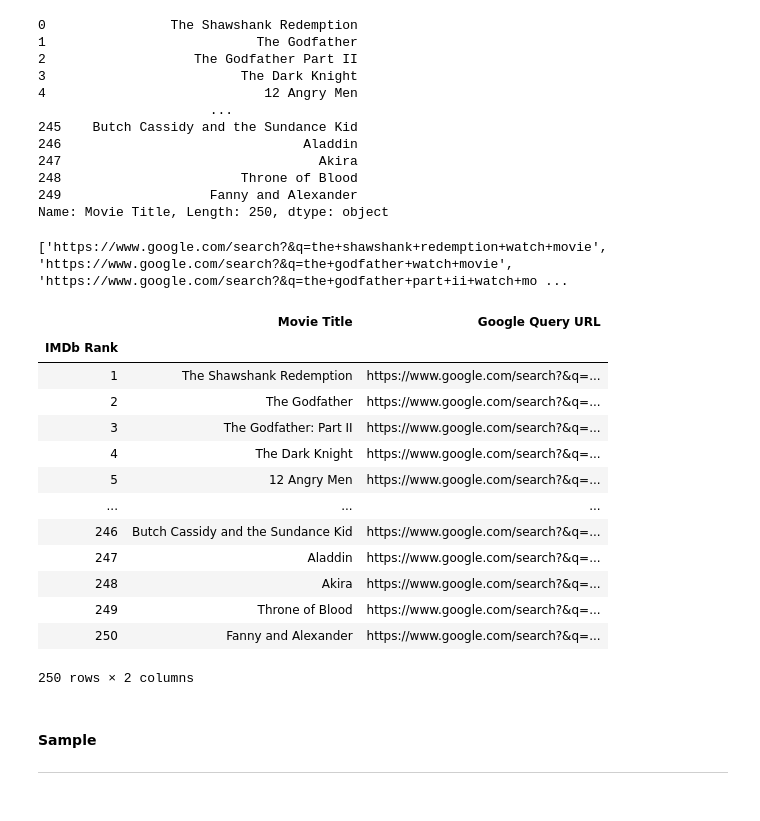
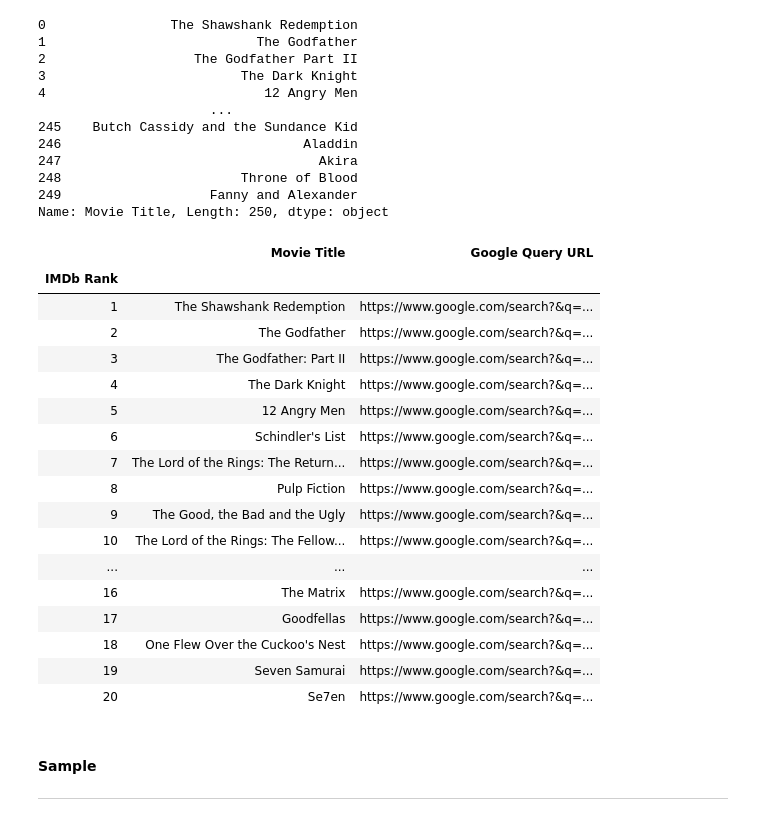
Before and after one commit to Latha-G/ETL-Project, a Jupyter notebook: Google scraping.ipynb, the cells around one changed output. Drawn from its saved outputs; the diff is of its cells as text; code cells hidden in the pictures.

```diff
--- a/Google scraping.ipynb
+++ b/Google scraping.ipynb
@@ -142,35 +142,35 @@ movie_list = movies.str.lower().str.replace(' ', '+', n = -1, case=None, regex=T
 query_url=[]
 
 for movie in movie_list:
-
     query_url.append(f'{base_url}{movie}+watch+movie')
-    print(query_url)
-# %% [output]
-['https://www.google.com/search?&q=the+shawshank+redemption+watch+movie', 'https://www.google.com/search?&q=the+godfather+watch+movie', 'https://www.google.com/search?&q=the+godfather+part+ii+watch+mo ...
 # %%
 google_query_url_df = pd.DataFrame({'IMDb Rank': Imdb_df['IMDb Rank'],
                                     'Movie Title': Imdb_df['Movie Title'],
                                     'Google Query URL' : query_url
                                    })
 
 google_query_url_df = google_query_url_df.set_index(['IMDb Rank'])
 
-google_query_url_df
+google_query_url_df.head(20)
 # %% [output]
 |  | Movie Title | Google Query URL |
 | IMDb Rank |  |  |
 | 1 | The Shawshank Redemption | https://www.google.com/search?&q=... |
 | 2 | The Godfather | https://www.google.com/search?&q=... |
 | 3 | The Godfather: Part II | https://www.google.com/search?&q=... |
 | 4 | The Dark Knight | https://www.google.com/search?&q=... |
 | 5 | 12 Angry Men | https://www.google.com/search?&q=... |
+| 6 | Schindler's List | https://www.google.com/search?&q=... |
+| 7 | The Lord of the Rings: The Return... | https://www.google.com/search?&q=... |
+| 8 | Pulp Fiction | https://www.google.com/search?&q=... |
+| 9 | The Good, the Bad and the Ugly | https://www.google.com/search?&q=... |
+| 10 | The Lord of the Rings: The Fellow... | https://www.google.com/search?&q=... |
 | ... | ... | ... |
-| 246 | Butch Cassidy and the Sundance Kid | https://www.google.com/search?&q=... |
-| 247 | Aladdin | https://www.google.com/search?&q=... |
-| 248 | Akira | https://www.google.com/search?&q=... |
-| 249 | Throne of Blood | https://www.google.com/search?&q=... |
-| 250 | Fanny and Alexander | https://www.google.com/search?&q=... |
+| 16 | The Matrix | https://www.google.com/search?&q=... |
+| 17 | Goodfellas | https://www.google.com/search?&q=... |
+| 18 | One Flew Over the Cuckoo's Nest | https://www.google.com/search?&q=... |
+| 19 | Seven Samurai | https://www.google.com/search?&q=... |
+| 20 | Se7en | https://www.google.com/search?&q=... |
-250 rows × 2 columns
 # %%
 google_query_url_df.to_csv('Output/Google_Query_Url.csv')
 # %% [markdown]
```
